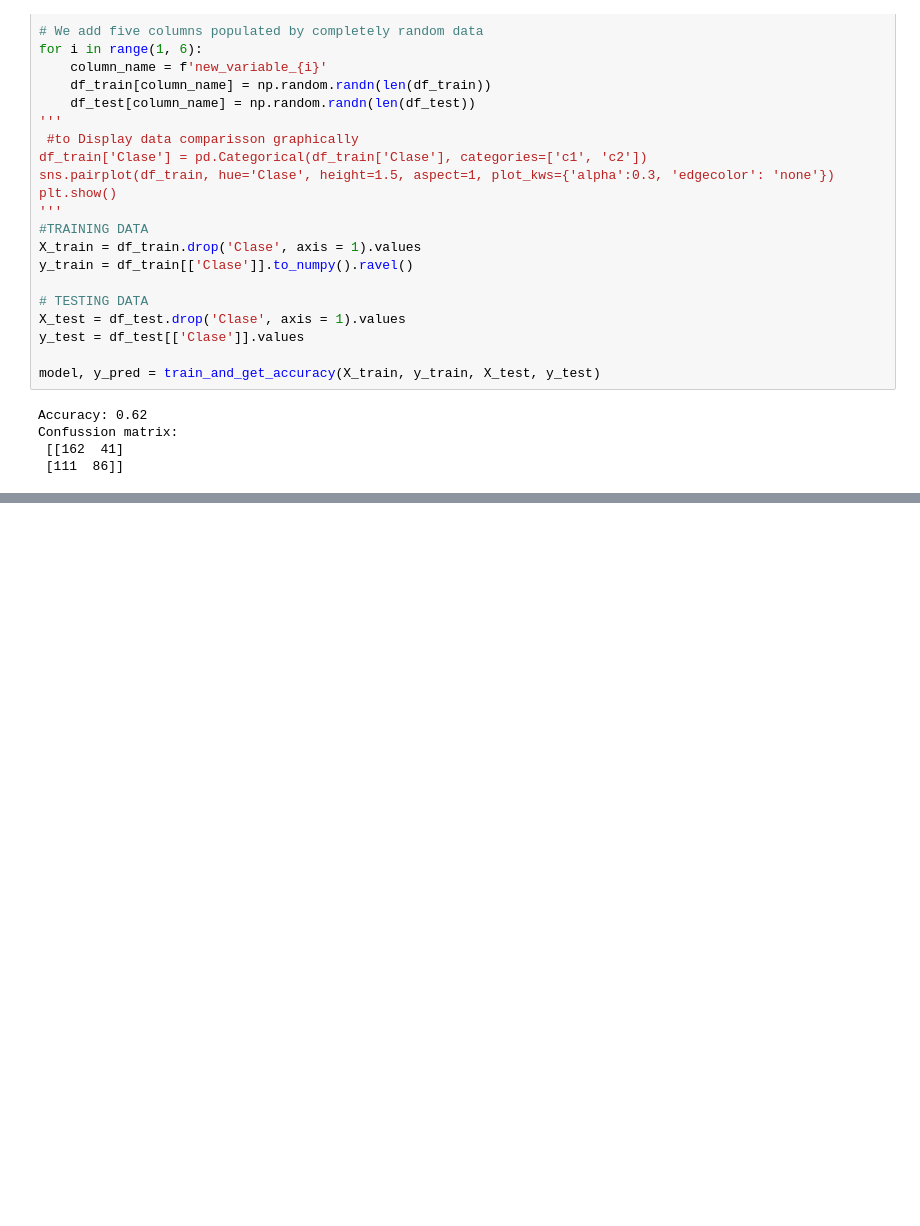
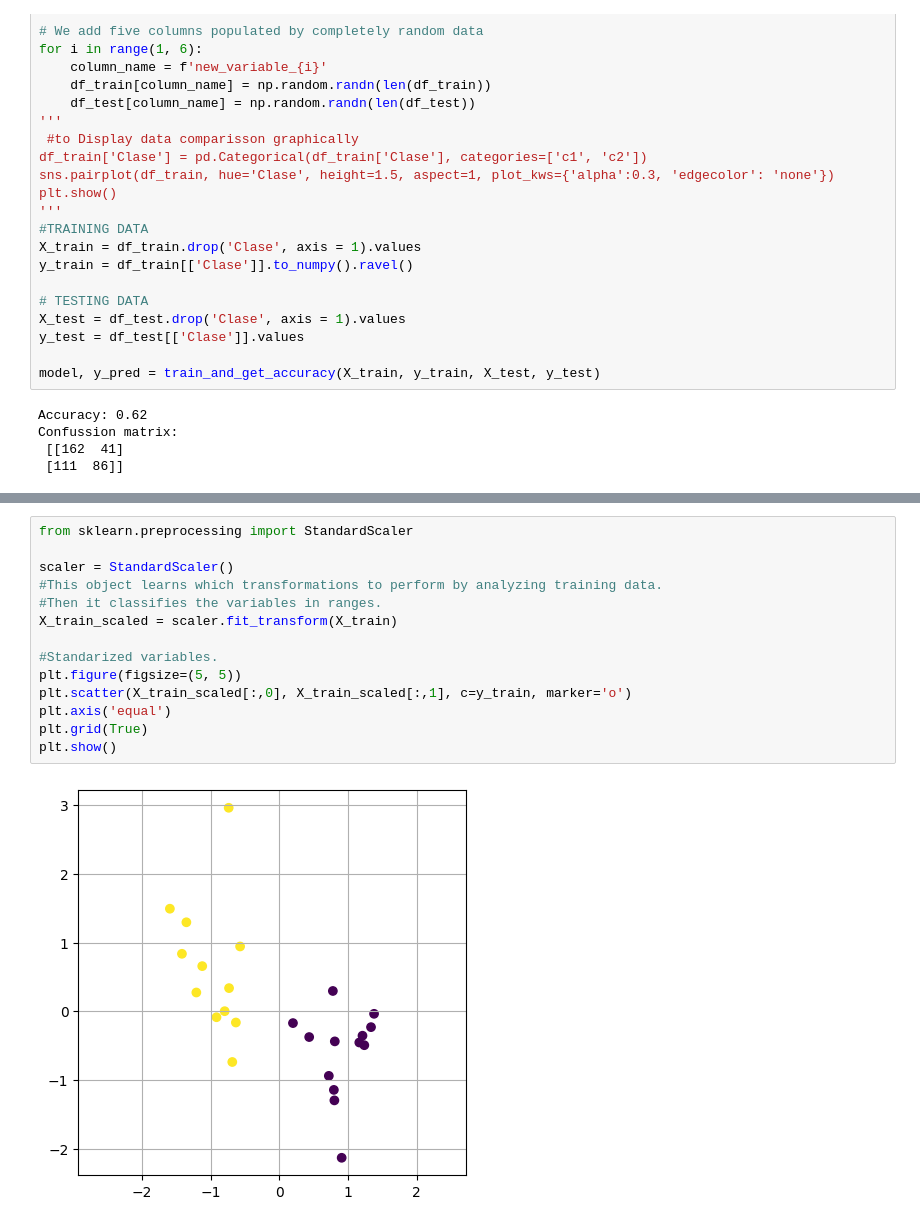
Before and after one commit to FdezAriasSara/ArtificialIntelligence, a Jupyter notebook: Machine Learning.ipynb, the cells around one changed output, grey strips where cells are left out. Cells and saved outputs as stored; diff of their text form; blank space fills up the shorter version.

Commit message:
Data preprocesing :scales

```diff
--- a/Machine Learning.ipynb
+++ b/Machine Learning.ipynb
@@ -583,0 +679,16 @@ These new, non significant random variables are used when computing distance (=l
+# %%
+from sklearn.preprocessing import StandardScaler
+
+scaler = StandardScaler()
+#This object learns which transformations to perform by analyzing training data.
+#Then it classifies the variables in ranges.
+X_train_scaled = scaler.fit_transform(X_train)
+
+#Standarized variables.
+plt.figure(figsize=(5, 5))
+plt.scatter(X_train_scaled[:,0], X_train_scaled[:,1], c=y_train, marker='o')
+plt.axis('equal')
+plt.grid(True)
+plt.show()
+# %% [output]
+[figure, added]
```
Also changed, not shown: parts of 9 cells of this notebook.
